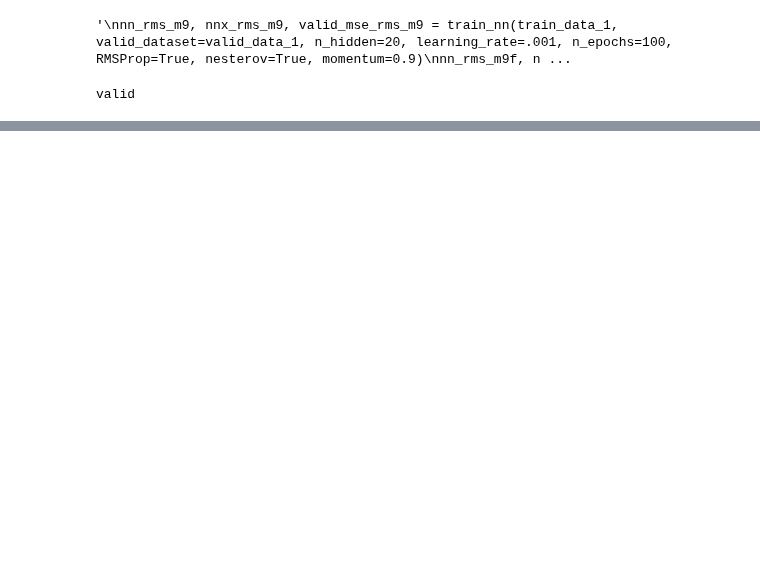
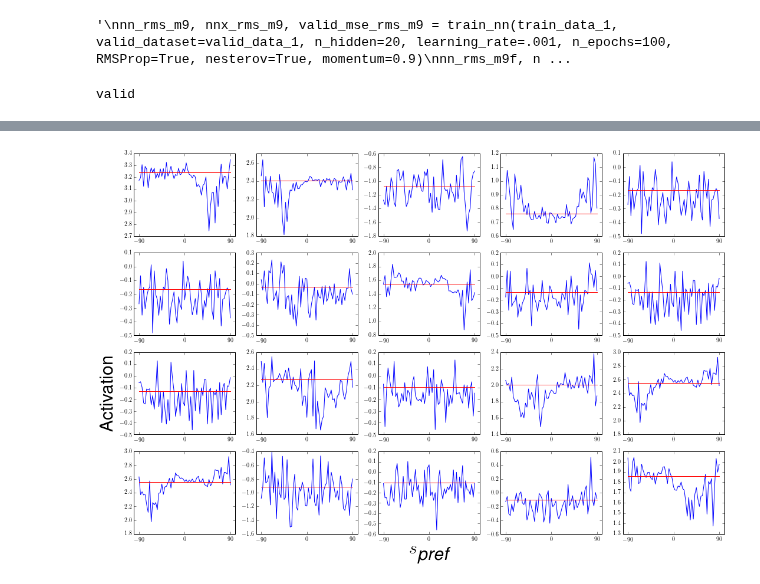
Before and after one commit to NYUMaLab/Divisive_Normalization_Project, a Jupyter notebook: Code/Demixing/Demixing DNN.ipynb, the cells around one changed output, grey strips where cells are left out. Saved outputs shown, nothing was run; the diff lists cells and outputs as text; code cells hidden in the pictures; blank space fills up the shorter version.

```diff
--- a/Code/Demixing/Demixing DNN.ipynb
+++ b/Code/Demixing/Demixing DNN.ipynb
@@ -1321,0 +1399,15 @@ epoch 99, minibatch 1000/1000, validation error 2.677712
+# %%
+f, axarr = plt.subplots(4, 5)
+xticks = [-90, 0, 90]
+for i in range(4):
+    for j in range(5):
+        ind = i * 4 + j
+        axarr[i, j].plot(sprefs, nn_rms.get_params()['W'].T[ind] + nn_rms.get_params()['b'][ind])
+        axarr[i, j].plot(sprefs, np.ones(61) * nn_rms.get_params()['b'][ind], color = 'r')
+        axarr[i, j].set_xticks(xticks)
+axarr[2, 0].set_ylabel("Activation" ,fontsize=30)
+axarr[3, 2].set_xlabel(r'$s_{\textit{pref}}$', fontsize=30)
+f.set_size_inches(15,10)
+plt.tight_layout()
+# %% [output]
+[figure, added]
```
Also changed, not shown: parts of 17 cells of this notebook, 1 other file.
